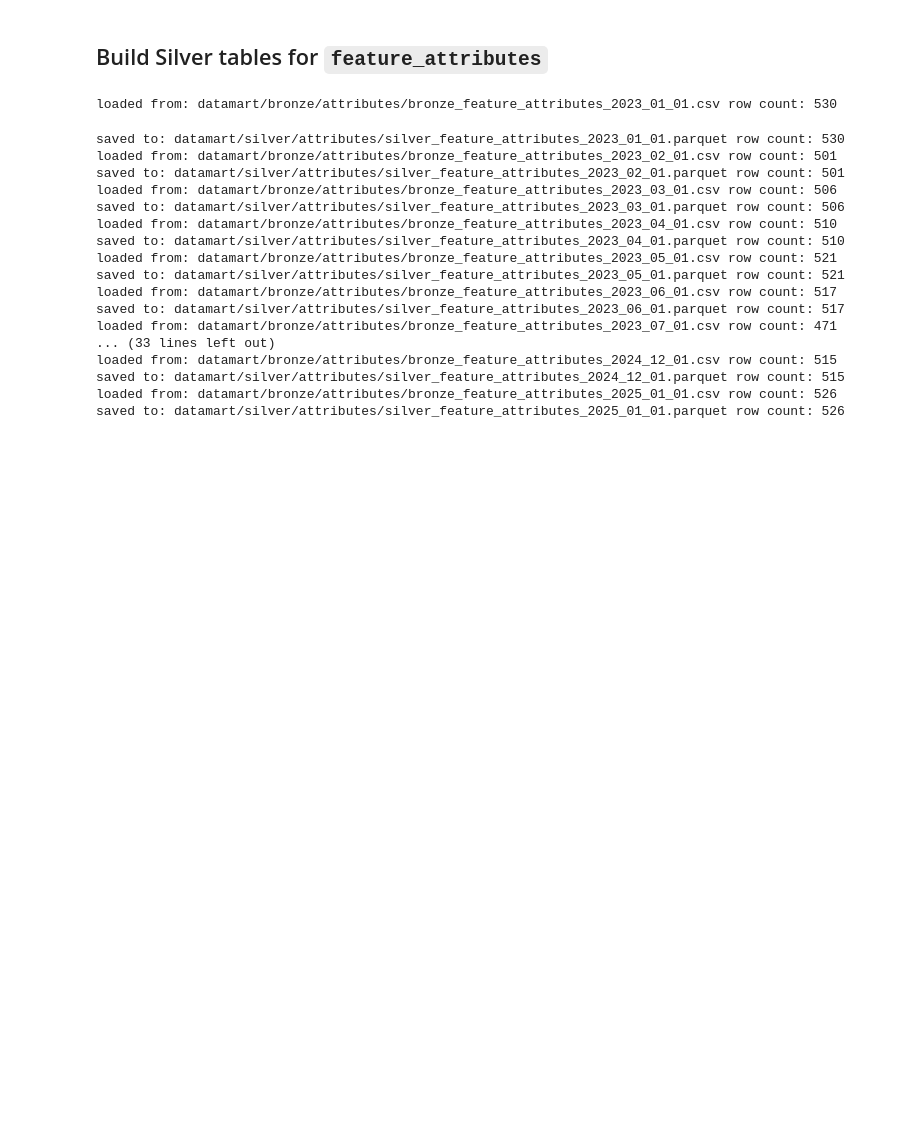
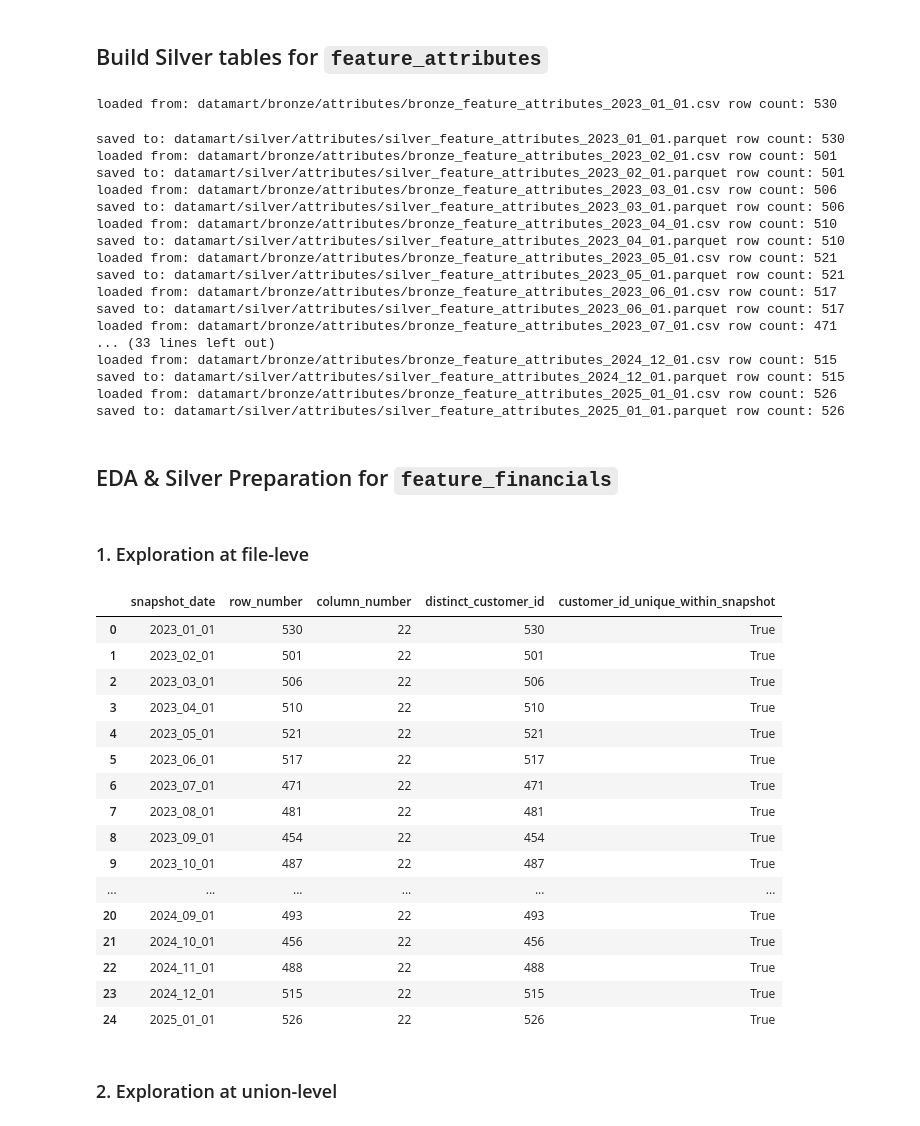
Before and after one commit to anhln113/MLE_Assignment_1, a Jupyter notebook: notebooks/EDA.ipynb, the cells around one changed output. Drawn from its saved outputs; the diff is of its cells as text; code cells hidden in the pictures; blank space fills up the shorter version.

Commit message:
Add Silver tables for features_financials

```diff
--- a/notebooks/EDA.ipynb
+++ b/notebooks/EDA.ipynb
@@ -633,3 +631,59 @@ loaded from: datamart/bronze/attributes/bronze_feature_attributes_2024_12_01.csv
 saved to: datamart/silver/attributes/silver_feature_attributes_2024_12_01.parquet row count: 515
 loaded from: datamart/bronze/attributes/bronze_feature_attributes_2025_01_01.csv row count: 526
 saved to: datamart/silver/attributes/silver_feature_attributes_2025_01_01.parquet row count: 526
+# %% [markdown]
+## EDA & Silver Preparation for `feature_financials`
+# %% [markdown]
+### 1. Exploration at file-leve
+# %%
+# Explore data at file-level
+financials_dir = "datamart/bronze/financials"
+financials_files = sorted(glob.glob(os.path.join(financials_dir, "*.csv")))
+
+results = []
+
+for file_path in financials_files:
+    file_name = os.path.basename(file_path)
+
+    # Expected Bronze naming: bronze_attributes_YYYY_MM_DD.csv
+    snapshot_date = file_name.replace("bronze_feature_financials_", "").replace(".csv", "")
+
+    # Read Bronze consistently as strings; type casting will be enforced in Silver
+    df = spark.read.csv(file_path, header=True, inferSchema=False)
+
+    row_count = df.count()
+    column_count = len(df.columns)
+    distinct_customer_count = df.select("customer_id").distinct().count()
+
+    results.append({
+        "snapshot_date": snapshot_date,
+        "row_number": row_count,
+        "column_number": column_count,
+        "distinct_customer_id": distinct_customer_count,
+        "customer_id_unique_within_snapshot": (
+            row_count == distinct_customer_count
+        )
+    })
+
+financials_summary = pd.DataFrame(results).sort_values("snapshot_date")
+financials_summary
+# %% [output]
+|  | snapshot_date | row_number | column_number | distinct_customer_id | customer_id_unique_within_snapshot |
+| 0 | 2023_01_01 | 530 | 22 | 530 | True |
+| 1 | 2023_02_01 | 501 | 22 | 501 | True |
+| 2 | 2023_03_01 | 506 | 22 | 506 | True |
+| 3 | 2023_04_01 | 510 | 22 | 510 | True |
+| 4 | 2023_05_01 | 521 | 22 | 521 | True |
+| 5 | 2023_06_01 | 517 | 22 | 517 | True |
+| 6 | 2023_07_01 | 471 | 22 | 471 | True |
+| 7 | 2023_08_01 | 481 | 22 | 481 | True |
+| 8 | 2023_09_01 | 454 | 22 | 454 | True |
+| 9 | 2023_10_01 | 487 | 22 | 487 | True |
+| ... | ... | ... | ... | ... | ... |
+| 20 | 2024_09_01 | 493 | 22 | 493 | True |
+| 21 | 2024_10_01 | 456 | 22 | 456 | True |
+| 22 | 2024_11_01 | 488 | 22 | 488 | True |
+| 23 | 2024_12_01 | 515 | 22 | 515 | True |
+| 24 | 2025_01_01 | 526 | 22 | 526 | True |
+# %% [markdown]
+### 2. Exploration at union-level
```
Also changed, not shown: parts of 61 cells of this notebook, 2 other files.
